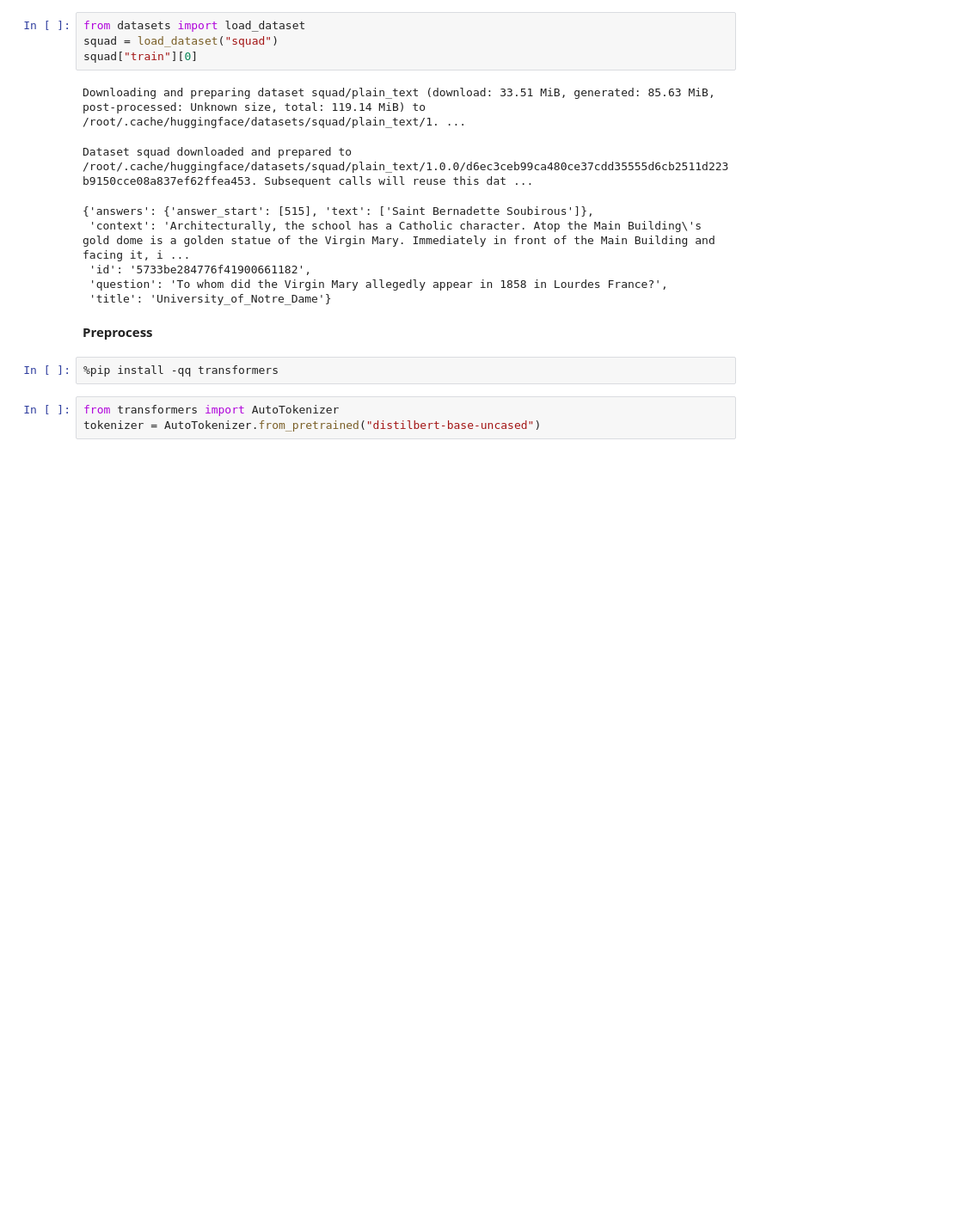
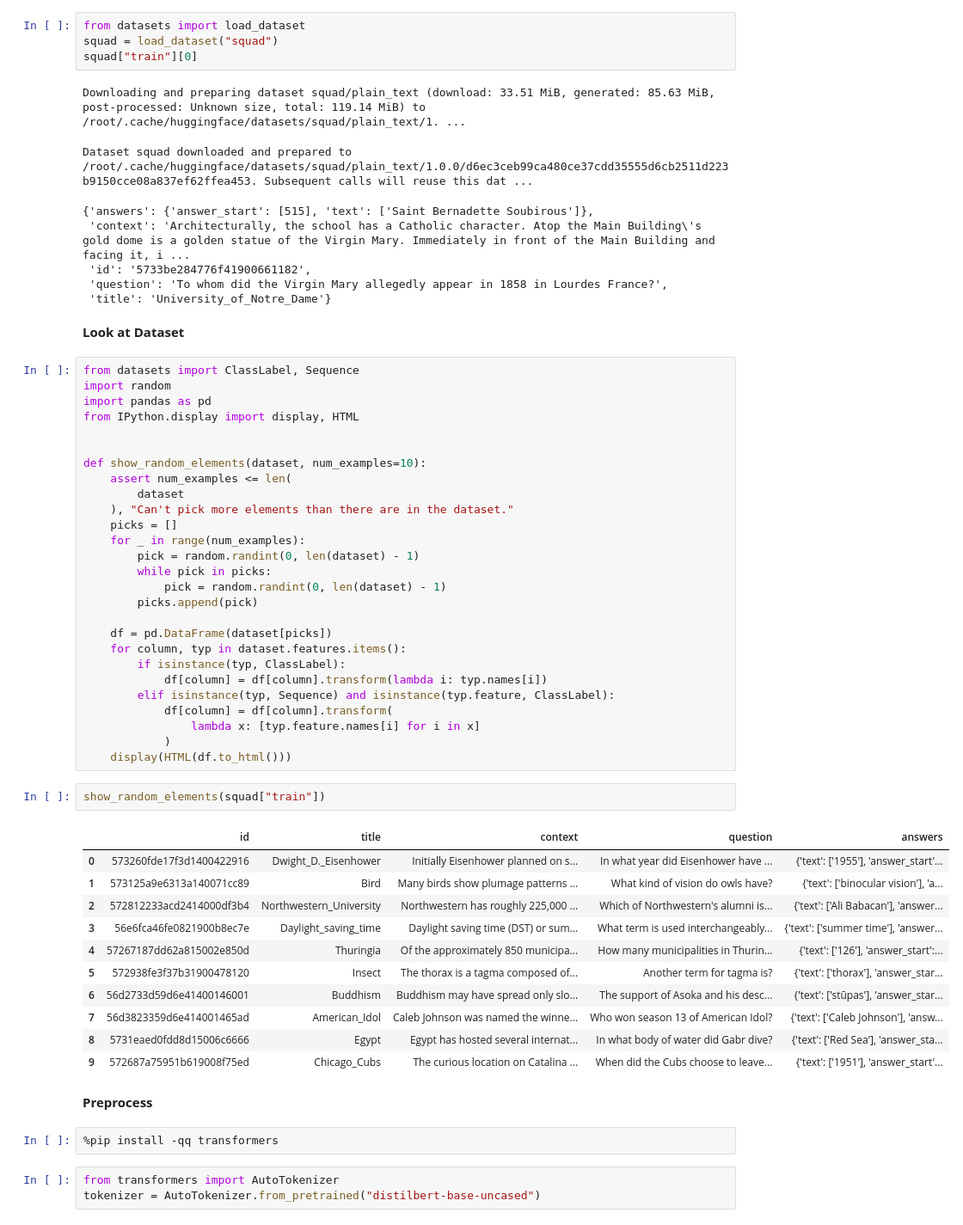
Before and after one commit to sahug/ds-bert, a Jupyter notebook: BERT NLP - Question Answering using BERT and Tensorflow.ipynb, the cells around one changed output. Shown at 86% size. Cells and saved outputs as stored; diff of their text form; blank space fills up the shorter version.

```diff
--- a/BERT NLP - Question Answering using BERT and Tensorflow.ipynb
+++ b/BERT NLP - Question Answering using BERT and Tensorflow.ipynb
@@ -52,6 +52,49 @@ Dataset squad downloaded and prepared to /root/.cache/huggingface/datasets/squad
  'id': '5733be284776f41900661182',
  'question': 'To whom did the Virgin Mary allegedly appear in 1858 in Lourdes France?',
  'title': 'University_of_Notre_Dame'}
+# %% [markdown]
+**Look at Dataset**
+# %%
+from datasets import ClassLabel, Sequence
+import random
+import pandas as pd
+from IPython.display import display, HTML
+
+
+def show_random_elements(dataset, num_examples=10):
+    assert num_examples <= len(
+        dataset
+    ), "Can't pick more elements than there are in the dataset."
+    picks = []
+    for _ in range(num_examples):
+        pick = random.randint(0, len(dataset) - 1)
+        while pick in picks:
+            pick = random.randint(0, len(dataset) - 1)
+        picks.append(pick)
+
+    df = pd.DataFrame(dataset[picks])
+    for column, typ in dataset.features.items():
+        if isinstance(typ, ClassLabel):
+            df[column] = df[column].transform(lambda i: typ.names[i])
+        elif isinstance(typ, Sequence) and isinstance(typ.feature, ClassLabel):
+            df[column] = df[column].transform(
+                lambda x: [typ.feature.names[i] for i in x]
+            )
+    display(HTML(df.to_html()))
+# %%
+show_random_elements(squad["train"])
+# %% [output]
+|  | id | title | context | question | answers |
+| 0 | 573260fde17f3d1400422916 | Dwight_D._Eisenhower | Initially Eisenhower planned on s... | In what year did Eisenhower have ... | {'text': ['1955'], 'answer_start'... |
+| 1 | 573125a9e6313a140071cc89 | Bird | Many birds show plumage patterns ... | What kind of vision do owls have? | {'text': ['binocular vision'], 'a... |
+| 2 | 572812233acd2414000df3b4 | Northwestern_University | Northwestern has roughly 225,000 ... | Which of Northwestern's alumni is... | {'text': ['Ali Babacan'], 'answer... |
+| 3 | 56e6fca46fe0821900b8ec7e | Daylight_saving_time | Daylight saving time (DST) or sum... | What term is used interchangeably... | {'text': ['summer time'], 'answer... |
+| 4 | 57267187dd62a815002e850d | Thuringia | Of the approximately 850 municipa... | How many municipalities in Thurin... | {'text': ['126'], 'answer_start':... |
+| 5 | 572938fe3f37b31900478120 | Insect | The thorax is a tagma composed of... | Another term for tagma is? | {'text': ['thorax'], 'answer_star... |
+| 6 | 56d2733d59d6e41400146001 | Buddhism | Buddhism may have spread only slo... | The support of Asoka and his desc... | {'text': ['stūpas'], 'answer_star... |
+| 7 | 56d3823359d6e414001465ad | American_Idol | Caleb Johnson was named the winne... | Who won season 13 of American Idol? | {'text': ['Caleb Johnson'], 'answ... |
+| 8 | 5731eaed0fdd8d15006c6666 | Egypt | Egypt has hosted several internat... | In what body of water did Gabr dive? | {'text': ['Red Sea'], 'answer_sta... |
+| 9 | 572687a75951b619008f75ed | Chicago_Cubs | The curious location on Catalina ... | When did the Cubs choose to leave... | {'text': ['1951'], 'answer_start'... |
 # %% [markdown]
 **Preprocess**
 # %%
```
Also changed, not shown: parts of 3 cells of this notebook.
